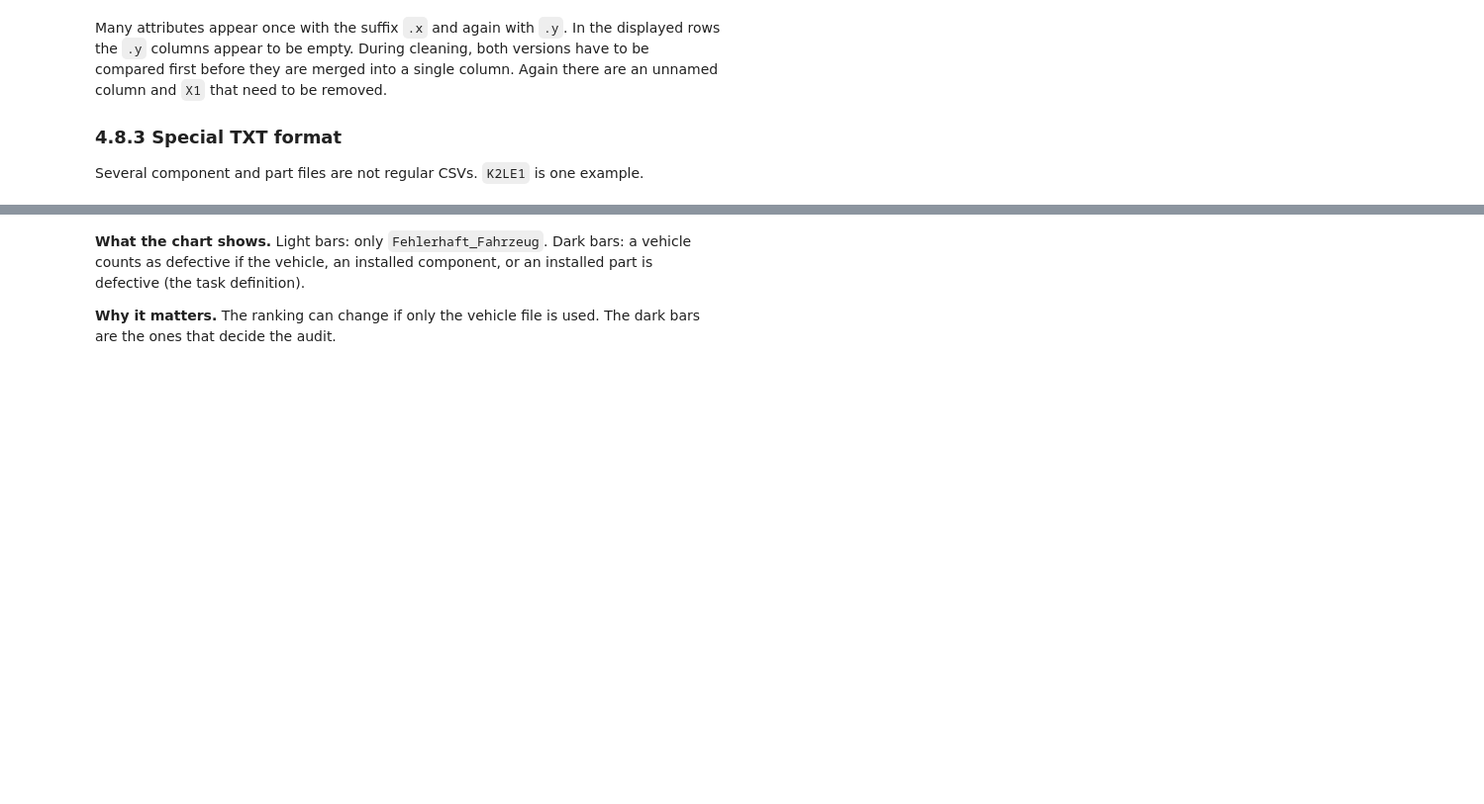
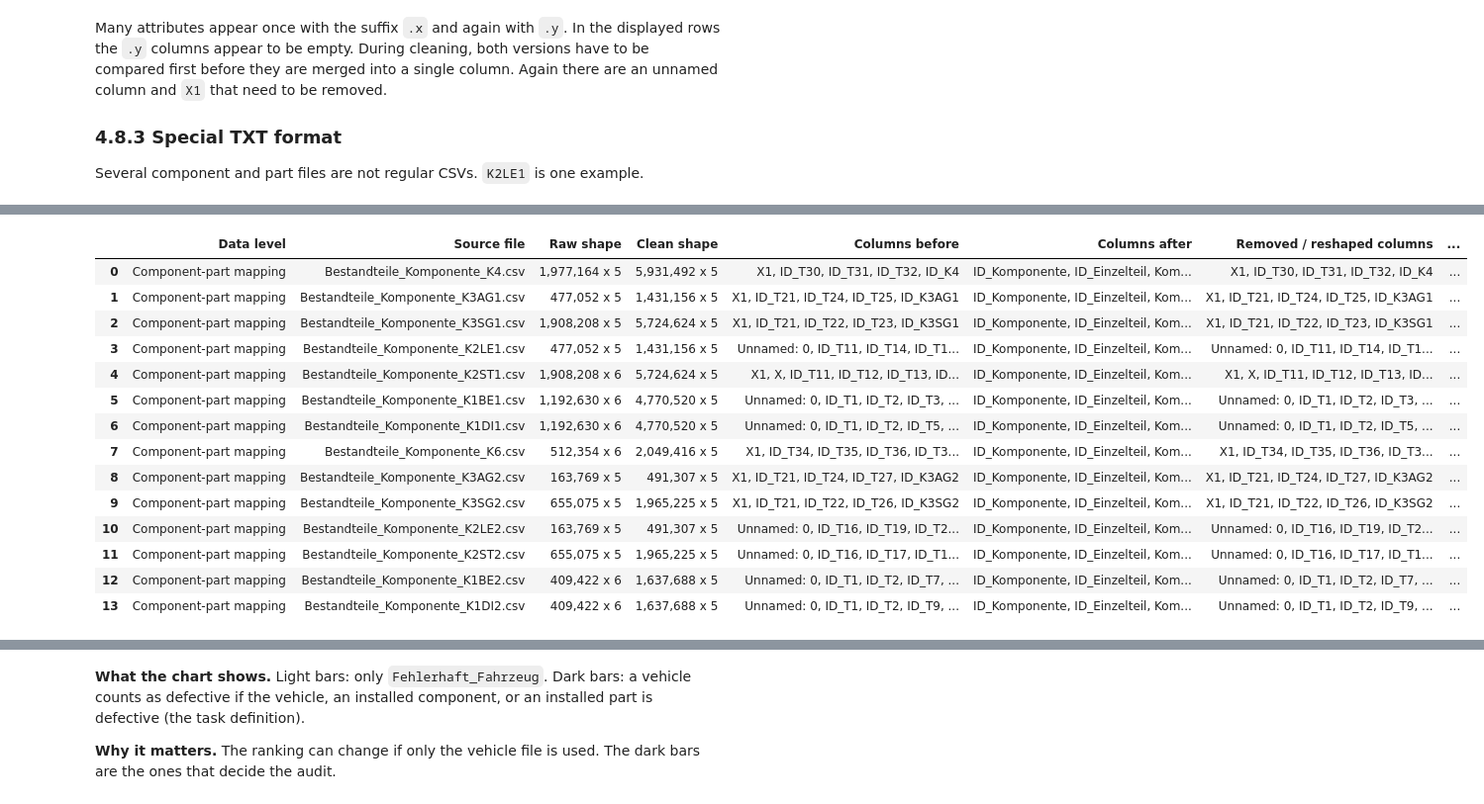
Before and after one commit to Patrick-RG/SoSe26_Case_Study_Group_44, a Jupyter notebook: SoSe26_Case_Study_Group_44.ipynb, the cells around one changed output, grey strips where cells are left out. Shown at 99% size. Saved outputs shown, nothing was run; the diff lists cells and outputs as text; code cells hidden in the pictures; blank space fills up the shorter version.

```diff
--- a/SoSe26_Case_Study_Group_44.ipynb
+++ b/SoSe26_Case_Study_Group_44.ipynb
@@ -1360,63 +2164,77 @@ component_part_frames = []
 for component_type, expected_part_types in component_part_types.items():
     source_file = component_paths[f"{component_type} mapping"]
     raw_component_part_data = read_source_file(source_file)
-    cleaned_component_part_data = standardize_raw_values(
-        raw_component_part_data
-    )
-    cleaned_component_part_data = remove_export_columns(
-        cleaned_component_part_data
-    )
+    cleaned_component_part_data = standardize_raw_values(raw_component_part_data)
+    cleaned_component_part_data = remove_export_columns(cleaned_component_part_data)
     component_id_column = f"ID_{component_type}"
 
     if component_id_column not in cleaned_component_part_data.columns:
-        raise ValueError(
-            f"Missing {component_id_column} in {source_file.name}."
-        )
+        raise ValueError(f"Missing {component_id_column} in {source_file.name}.")
 
+    file_mapping_frames = []
     for part_type in expected_part_types:
-        # Column names are not fully consistent (ID_T1 vs ID_T01).
+        # Column names differ for some types, for example ID_T1 and ID_T01.
         part_number = int(part_type[1:])
         possible_names = [f"ID_T{part_number:02d}", f"ID_T{part_number}"]
         part_columns = [
             column
             for column in dict.fromkeys(possible_names)
             if column in cleaned_component_part_data.columns
         ]
+        if len(part_columns) != 1:
+            raise ValueError(f"Could not identify {part_type} in {source_file.name}.")
 
-        if len(part_columns) != 1:
-            raise ValueError(
-                f"Could not identify {part_type} in {source_file.name}."
-            )
-
-        component_part_data = cleaned_component_part_data[
+        one_part_mapping = cleaned_component_part_data[
             [component_id_column, part_columns[0]]
         ].rename(
             columns={
                 component_id_column: "ID_Komponente",
                 part_columns[0]: "ID_Einzelteil",
             }
         )
-        component_part_data["Komponententyp"] = component_type
-        component_part_data["Einzelteiltyp"] = part_type
-        component_part_data["Quelldatei"] = source_file.name
-        component_part_frames.append(component_part_data)
+        one_part_mapping["Komponententyp"] = component_type
+        one_part_mapping["Einzelteiltyp"] = part_type
+        one_part_mapping["Quelldatei"] = source_file.name
+        file_mapping_frames.append(one_part_mapping)
 
-component_parts_clean = pd.concat(
-    component_part_frames,
-    ignore_index=True,
-)
+    cleaned_file_mapping = pd.concat(file_mapping_frames, ignore_index=True)
+    record_cleaning_summary(
+        source_file.name,
+        "Component-part mapping",
+        raw_component_part_data,
+        cleaned_file_mapping,
+    )
+    component_part_frames.append(cleaned_file_mapping)
+
+component_parts_clean = pd.concat(component_part_frames, ignore_index=True)
 component_parts_clean = component_parts_clean[
     [
-        "ID_Komponente",
-        "Komponententyp",
-        "ID_Einzelteil",
-        "Einzelteiltyp",
-        "Quelldatei",
+        "ID_Komponente", "Komponententyp", "ID_Einzelteil",
+        "Einzelteiltyp", "Quelldatei",
     ]
 ]
 
 del component_part_frames, raw_component_part_data
 
-component_parts_clean.groupby("Komponententyp").size().rename(
-    "Anzahl_Einzelteilzuordnungen"
-).to_frame()
+display_cleaning_summary("Component-part mapping")
+display(component_parts_clean.head())
+display(
+    component_parts_clean.groupby("Komponententyp").size()
+    .rename("Number of part assignments").to_frame()
+)
+# %% [output]
+|  | Data level | Source file | Raw shape | Clean shape | Columns before | Columns after | Removed / reshaped columns | ... |
+| 0 | Component-part mapping | Bestandteile_Komponente_K4.csv | 1,977,164 x 5 | 5,931,492 x 5 | X1, ID_T30, ID_T31, ID_T32, ID_K4 | ID_Komponente, ID_Einzelteil, Kom... | X1, ID_T30, ID_T31, ID_T32, ID_K4 | ... |
+| 1 | Component-part mapping | Bestandteile_Komponente_K3AG1.csv | 477,052 x 5 | 1,431,156 x 5 | X1, ID_T21, ID_T24, ID_T25, ID_K3AG1 | ID_Komponente, ID_Einzelteil, Kom... | X1, ID_T21, ID_T24, ID_T25, ID_K3AG1 | ... |
+| 2 | Component-part mapping | Bestandteile_Komponente_K3SG1.csv | 1,908,208 x 5 | 5,724,624 x 5 | X1, ID_T21, ID_T22, ID_T23, ID_K3SG1 | ID_Komponente, ID_Einzelteil, Kom... | X1, ID_T21, ID_T22, ID_T23, ID_K3SG1 | ... |
+| 3 | Component-part mapping | Bestandteile_Komponente_K2LE1.csv | 477,052 x 5 | 1,431,156 x 5 | Unnamed: 0, ID_T11, ID_T14, ID_T1... | ID_Komponente, ID_Einzelteil, Kom... | Unnamed: 0, ID_T11, ID_T14, ID_T1... | ... |
+| 4 | Component-part mapping | Bestandteile_Komponente_K2ST1.csv | 1,908,208 x 6 | 5,724,624 x 5 | X1, X, ID_T11, ID_T12, ID_T13, ID... | ID_Komponente, ID_Einzelteil, Kom... | X1, X, ID_T11, ID_T12, ID_T13, ID... | ... |
+| 5 | Component-part mapping | Bestandteile_Komponente_K1BE1.csv | 1,192,630 x 6 | 4,770,520 x 5 | Unnamed: 0, ID_T1, ID_T2, ID_T3, ... | ID_Komponente, ID_Einzelteil, Kom... | Unnamed: 0, ID_T1, ID_T2, ID_T3, ... | ... |
+| 6 | Component-part mapping | Bestandteile_Komponente_K1DI1.csv | 1,192,630 x 6 | 4,770,520 x 5 | Unnamed: 0, ID_T1, ID_T2, ID_T5, ... | ID_Komponente, ID_Einzelteil, Kom... | Unnamed: 0, ID_T1, ID_T2, ID_T5, ... | ... |
+| 7 | Component-part mapping | Bestandteile_Komponente_K6.csv | 512,354 x 6 | 2,049,416 x 5 | X1, ID_T34, ID_T35, ID_T36, ID_T3... | ID_Komponente, ID_Einzelteil, Kom... | X1, ID_T34, ID_T35, ID_T36, ID_T3... | ... |
+| 8 | Component-part mapping | Bestandteile_Komponente_K3AG2.csv | 163,769 x 5 | 491,307 x 5 | X1, ID_T21, ID_T24, ID_T27, ID_K3AG2 | ID_Komponente, ID_Einzelteil, Kom... | X1, ID_T21, ID_T24, ID_T27, ID_K3AG2 | ... |
+| 9 | Component-part mapping | Bestandteile_Komponente_K3SG2.csv | 655,075 x 5 | 1,965,225 x 5 | X1, ID_T21, ID_T22, ID_T26, ID_K3SG2 | ID_Komponente, ID_Einzelteil, Kom... | X1, ID_T21, ID_T22, ID_T26, ID_K3SG2 | ... |
+| 10 | Component-part mapping | Bestandteile_Komponente_K2LE2.csv | 163,769 x 5 | 491,307 x 5 | Unnamed: 0, ID_T16, ID_T19, ID_T2... | ID_Komponente, ID_Einzelteil, Kom... | Unnamed: 0, ID_T16, ID_T19, ID_T2... | ... |
+| 11 | Component-part mapping | Bestandteile_Komponente_K2ST2.csv | 655,075 x 5 | 1,965,225 x 5 | Unnamed: 0, ID_T16, ID_T17, ID_T1... | ID_Komponente, ID_Einzelteil, Kom... | Unnamed: 0, ID_T16, ID_T17, ID_T1... | ... |
+| 12 | Component-part mapping | Bestandteile_Komponente_K1BE2.csv | 409,422 x 6 | 1,637,688 x 5 | Unnamed: 0, ID_T1, ID_T2, ID_T7, ... | ID_Komponente, ID_Einzelteil, Kom... | Unnamed: 0, ID_T1, ID_T2, ID_T7, ... | ... |
+| 13 | Component-part mapping | Bestandteile_Komponente_K1DI2.csv | 409,422 x 6 | 1,637,688 x 5 | Unnamed: 0, ID_T1, ID_T2, ID_T9, ... | ID_Komponente, ID_Einzelteil, Kom... | Unnamed: 0, ID_T1, ID_T2, ID_T9, ... | ... |
```
Also changed, not shown: parts of 98 cells of this notebook.
